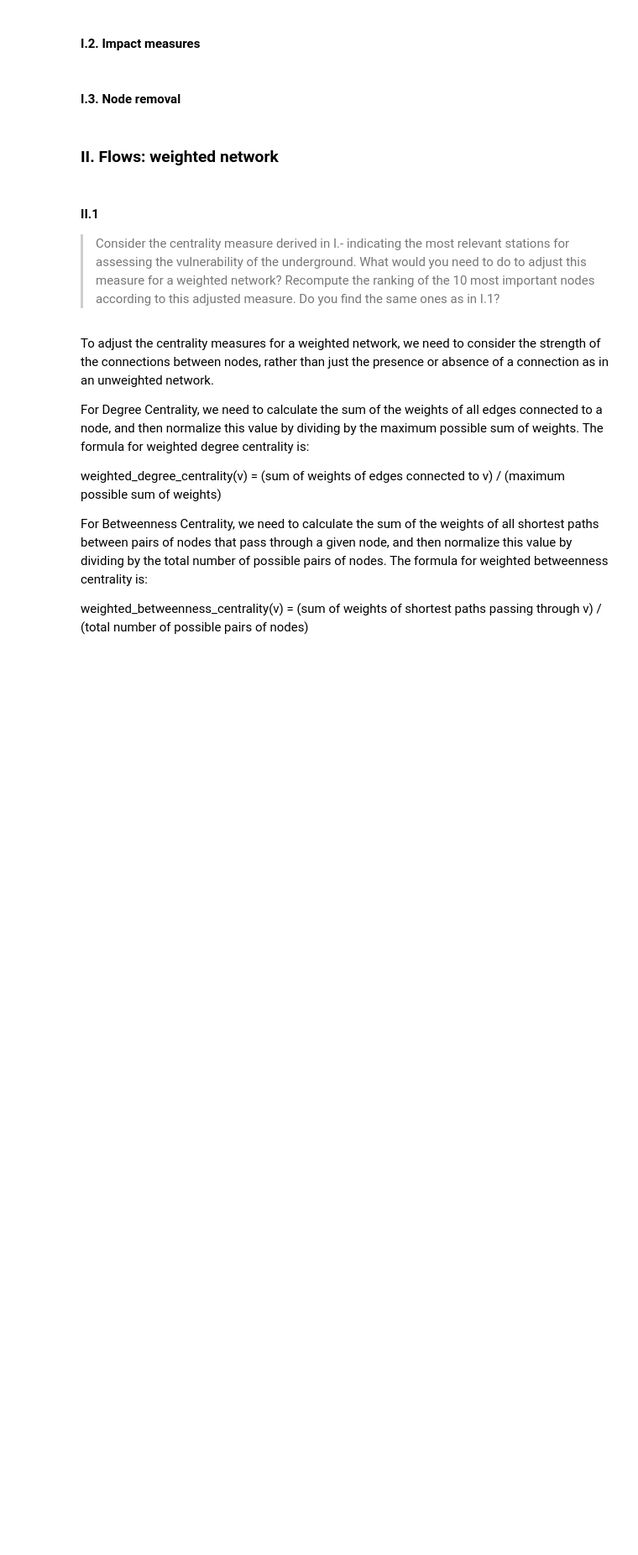
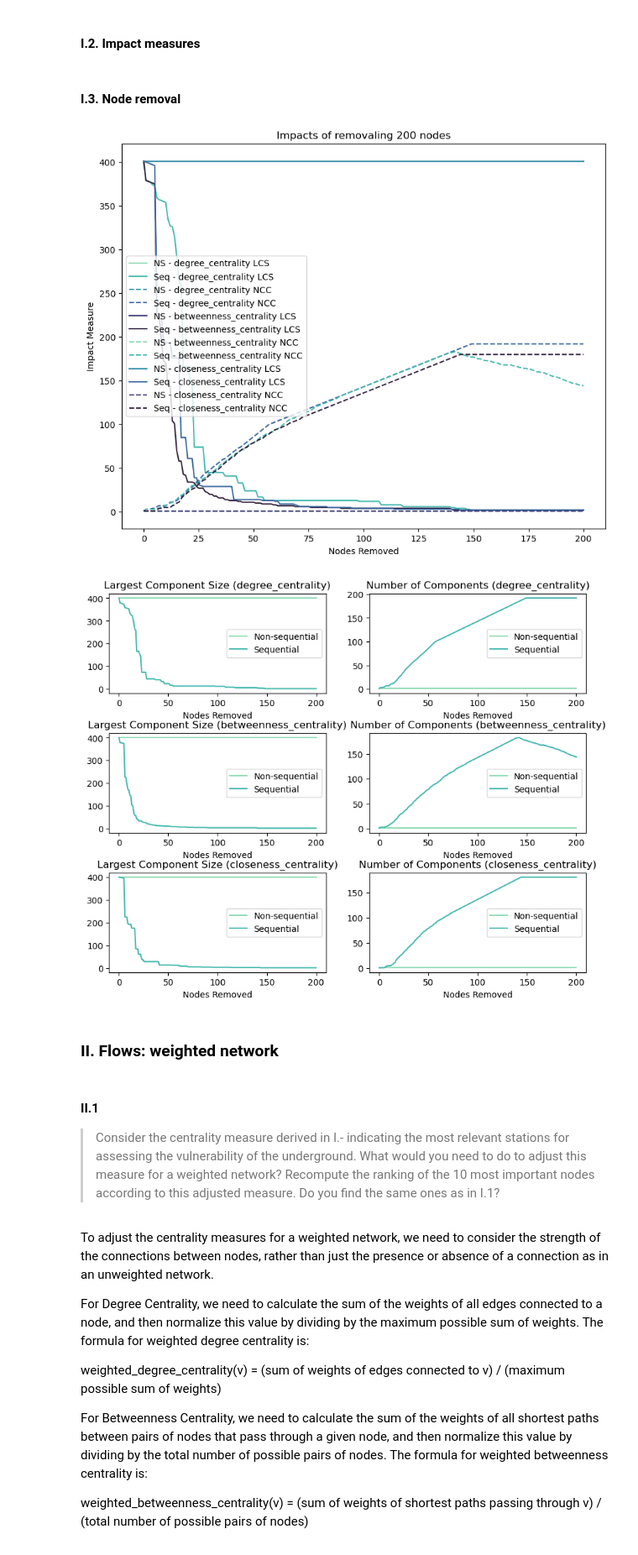
Before and after one commit to ZongheMa/CASA0002_Urban_Simulation, a Jupyter notebook: Urban Simulation Assessment.ipynb, the cells around one changed output. Shown at 84% size. Drawn from its saved outputs; the diff is of its cells as text; code cells hidden in the pictures; blank space fills up the shorter version.

```diff
--- a/Urban Simulation Assessment.ipynb
+++ b/Urban Simulation Assessment.ipynb
@@ -121,7 +223,7 @@ def nonseq_removal(G, centrality_measure, num_nodes=10):
         num_components.append(count_connected_components(G_removal))
         largest_component_size.append(size_largest_component(G_removal))
 
-    return num_components, largest_component_size
+    return num_components, largest_component_size, num_nodes
 
 
 def seq_removal(G, centrality_measure, num_nodes=10):
@@ -148,7 +250,7 @@ def seq_removal(G, centrality_measure, num_nodes=10):
         num_components.append(count_connected_components(G_removal))
         largest_component_size.append(size_largest_component(G_removal))
 
-    return num_components, largest_component_size
+    return num_components, largest_component_size, num_nodes
 # %%
 #Define the centrality measures to use
 centrality_measures = [nx.degree_centrality, nx.betweenness_centrality, nx.closeness_centrality]
@@ -162,66 +264,67 @@ seq_largest_component_size = []
 # Perform node removal for each centrality measure using both non-sequential and sequential strategies
 for centrality_measure in centrality_measures:
     # Perform non-sequential removal
-    ns_components, ns_size = nonseq_removal(G, centrality_measure,10)
+    ns_components, ns_size, ns_nodes = nonseq_removal(G, centrality_measure, 200)
     ns_num_components.append(ns_components)
     ns_largest_component_size.append(ns_size)
 
     # Perform sequential removal
-    seq_components, seq_size = seq_removal(G, centrality_measure,10)
+    seq_components, seq_size, seq_nodes = seq_removal(G, centrality_measure, 200)
     seq_num_components.append(seq_components)
     seq_largest_component_size.append(seq_size)
 
-import seaborn as sns
-import matplotlib.pyplot as plt
+#Loading the data
+G = copy.deepcopy(G)
 
 # Set a color palette
-
 sns.set_palette("mako_r")
-
-
 
 # Plot the impact measures for each strategy and centrality measure in one plot
 plt.figure(figsize=(10, 8))
 for i in range(len(centrality_measures)):
-    plt.plot(ns_largest_component_size[i], label=f'NS - {centrality_measures[i].__name__} Largest Component Size')
-    plt.plot(seq_largest_component_size[i], label=f'Seq - {centrality_measures[i].__name__} Largest Component Size')
-    plt.plot(ns_num_components[i], linestyle='--', label=f'NS - {centrality_measures[i].__name__} Number of Components')
+    plt.plot(ns_largest_component_size[i], label=f'NS - {centrality_measures[i].__name__} LCS')
+    plt.plot(seq_largest_component_size[i], label=f'Seq - {centrality_measures[i].__name__} LCS')
+    plt.plot(ns_num_components[i], linestyle='--', label=f'NS - {centrality_measures[i].__name__} NCC')
     plt.plot(seq_num_components[i], linestyle='--',
-             label=f'Seq - {centrality_measures[i].__name__} Number of Components')
-plt.title('Impact Measures of Node Removal Strategies')
+             label=f'Seq - {centrality_measures[i].__name__} NCC')
+plt.legend(loc='upper right')
+plt.title(f'Impacts of removaling {ns_nodes} nodes')
 plt.xlabel('Nodes Removed')
 plt.ylabel('Impact Measure')
 plt.grid(False)
 plt.gcf().set_facecolor('none')
 plt.legend()
 
 plt.show()
 
 # Plot the impact measures for each strategy and centrality measure for better understanding and analysis
 plt.figure(figsize=(10, 8))
 for i in range(len(centrality_measures)):
     plt.subplot(3, 2, 2 * i + 1)
     plt.plot(ns_largest_component_size[i], label='Non-sequential')
     plt.plot(seq_largest_component_size[i], label='Sequential')
     plt.title(f'Largest Component Size ({centrality_measures[i].__name__})')
     plt.xlabel('Nodes Removed')
     # plt.ylabel('Size of Largest Component')
     plt.legend()
     plt.grid(False)
     plt.gcf().set_facecolor('none')
 
     plt.subplot(3, 2, 2 * i + 2)
     plt.plot(ns_num_components[i], label='Non-sequential')
     plt.plot(seq_num_components[i], label='Sequential')
     plt.title(f'Number of Components ({centrality_measures[i].__name__})')
     plt.xlabel('Nodes Removed')
     # plt.ylabel('Number of Component')
     plt.legend()
     plt.grid(False)
     plt.gcf().set_facecolor('none')
 
 plt.subplots_adjust(hspace=0.4)
 plt.show()
+# %% [output]
+[figure, added]
+[figure, added]
 # %% [markdown]
 ### II. Flows: weighted network
 # %% [markdown]
```
Also changed, not shown: parts of 40 cells of this notebook, 2 other files.
